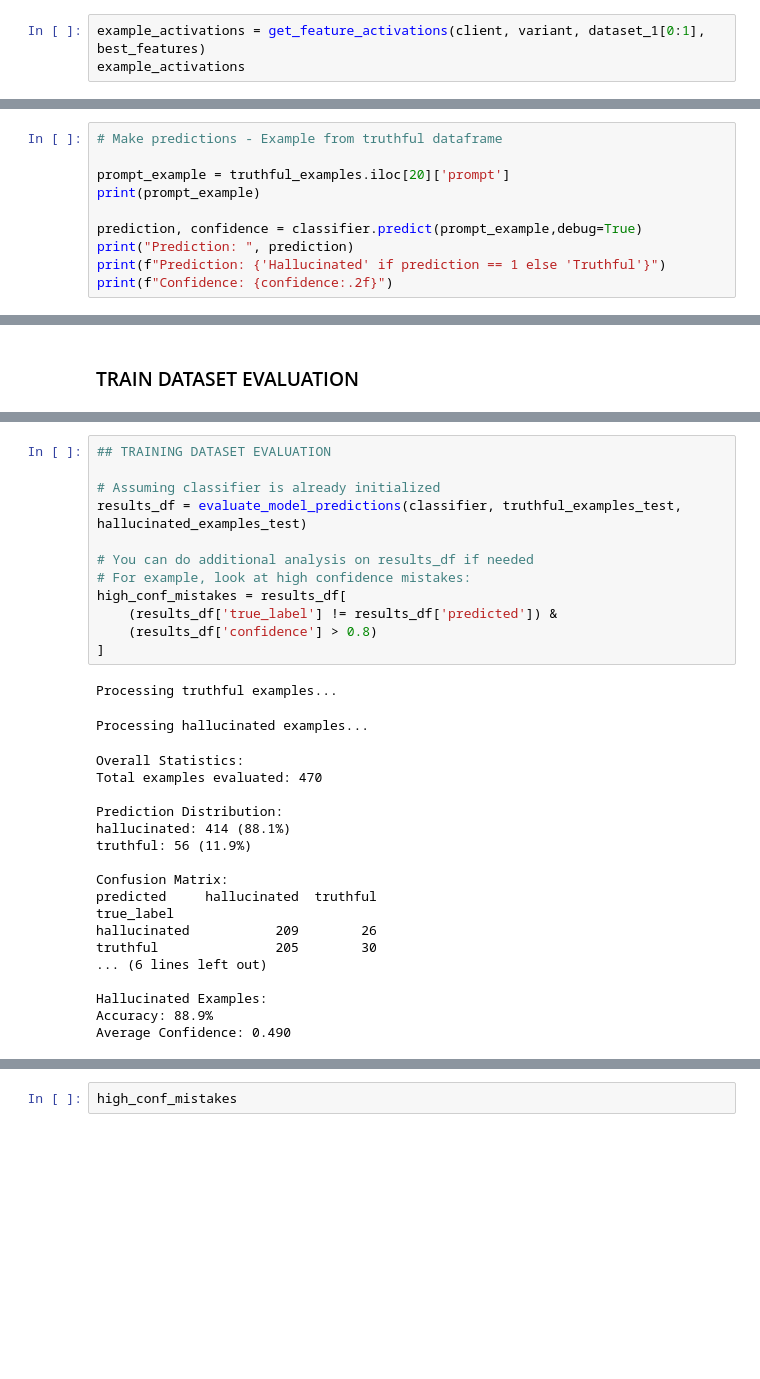
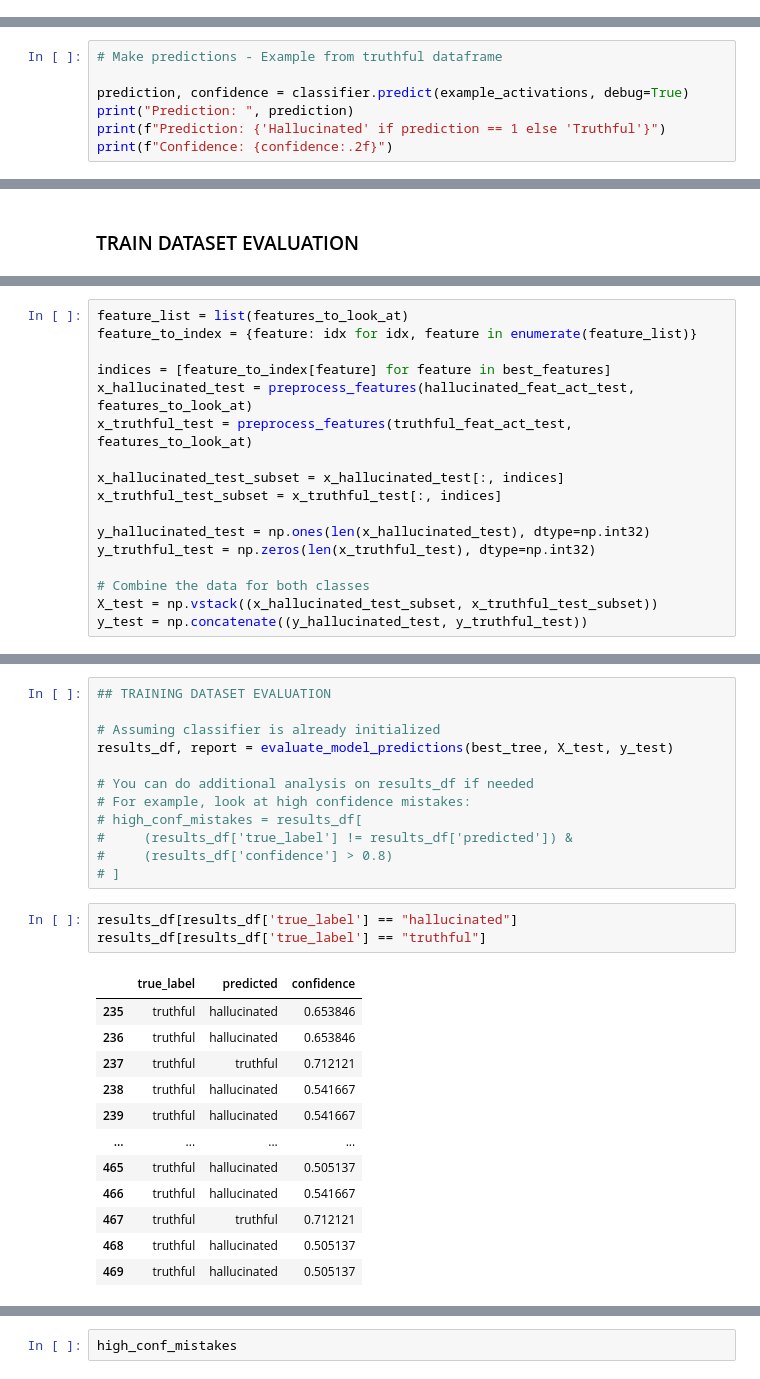
Before and after one commit to Mechanistic-Interpretability-Hackathon/Hallucination-Robustness-Medical-Q-A, a Jupyter notebook: src/classifier/Hallucination_classifier_derivation.ipynb, the cells around one changed output, grey strips where cells are left out. Cells and saved outputs as stored; diff of their text form; blank space fills up the shorter version.

Commit message:
retrained classifier

```diff
--- a/src/classifier/Hallucination_classifier_derivation.ipynb
+++ b/src/classifier/Hallucination_classifier_derivation.ipynb
@@ -761,3 +1143,0 @@ dataset_1[0:1]
-# %%
-example_activations = get_feature_activations(client, variant, dataset_1[0:1], best_features)
-example_activations
@@ -919,10 +1348,7 @@ classifier = HallucinationClassifier(
 # %%
 # Make predictions - Example from truthful dataframe
 
-prompt_example = truthful_examples.iloc[20]['prompt']
-print(prompt_example)
-
-prediction, confidence = classifier.predict(prompt_example,debug=True)
+prediction, confidence = classifier.predict(example_activations, debug=True)
 print("Prediction: ", prediction)
 print(f"Prediction: {'Hallucinated' if prediction == 1 else 'Truthful'}")
 print(f"Confidence: {confidence:.2f}")
@@ -1025,0 +1564,17 @@ _, truthful_examples_test = prepare_dataset(val_data, hallucinated=False)
+# %%
+feature_list = list(features_to_look_at)
+feature_to_index = {feature: idx for idx, feature in enumerate(feature_list)}
+
+indices = [feature_to_index[feature] for feature in best_features]
+x_hallucinated_test = preprocess_features(hallucinated_feat_act_test, features_to_look_at)
+x_truthful_test = preprocess_features(truthful_feat_act_test, features_to_look_at)
+
+x_hallucinated_test_subset = x_hallucinated_test[:, indices]
+x_truthful_test_subset = x_truthful_test[:, indices]
+
+y_hallucinated_test = np.ones(len(x_hallucinated_test), dtype=np.int32)
+y_truthful_test = np.zeros(len(x_truthful_test), dtype=np.int32)
+
+# Combine the data for both classes
+X_test = np.vstack((x_hallucinated_test_subset, x_truthful_test_subset))
+y_test = np.concatenate((y_hallucinated_test, y_truthful_test))
@@ -1027,31 +1587,27 @@ _, truthful_examples_test = prepare_dataset(val_data, hallucinated=False)
 ## TRAINING DATASET EVALUATION
 
 # Assuming classifier is already initialized
-results_df = evaluate_model_predictions(classifier, truthful_examples_test, hallucinated_examples_test)
+results_df, report = evaluate_model_predictions(best_tree, X_test, y_test)
 
 # You can do additional analysis on results_df if needed
 # For example, look at high confidence mistakes:
-high_conf_mistakes = results_df[
-    (results_df['true_label'] != results_df['predicted']) &
-    (results_df['confidence'] > 0.8)
-]
+# high_conf_mistakes = results_df[
+#     (results_df['true_label'] != results_df['predicted']) &
+#     (results_df['confidence'] > 0.8)
+# ]
-# %% [output]
-Processing truthful examples...
-Processing hallucinated examples...
-Overall Statistics:
-Total examples evaluated: 470
-
-Prediction Distribution:
-hallucinated: 414 (88.1%)
-truthful: 56 (11.9%)
-
-Confusion Matrix:
-predicted     hallucinated  truthful
-true_label
-hallucinated           209        26
-truthful               205        30
-... (6 lines left out)
-
-Hallucinated Examples:
-Accuracy: 88.9%
-Average Confidence: 0.490
+# %%
+results_df[results_df['true_label'] == "hallucinated"]
+results_df[results_df['true_label'] == "truthful"]
+# %% [output]
+|  | true_label | predicted | confidence |
+| 235 | truthful | hallucinated | 0.653846 |
+| 236 | truthful | hallucinated | 0.653846 |
+| 237 | truthful | truthful | 0.712121 |
+| 238 | truthful | hallucinated | 0.541667 |
+| 239 | truthful | hallucinated | 0.541667 |
+| ... | ... | ... | ... |
+| 465 | truthful | hallucinated | 0.505137 |
+| 466 | truthful | hallucinated | 0.541667 |
+| 467 | truthful | truthful | 0.712121 |
+| 468 | truthful | hallucinated | 0.505137 |
+| 469 | truthful | hallucinated | 0.505137 |
```
Also changed, not shown: parts of 51 cells of this notebook, 9 other files.
